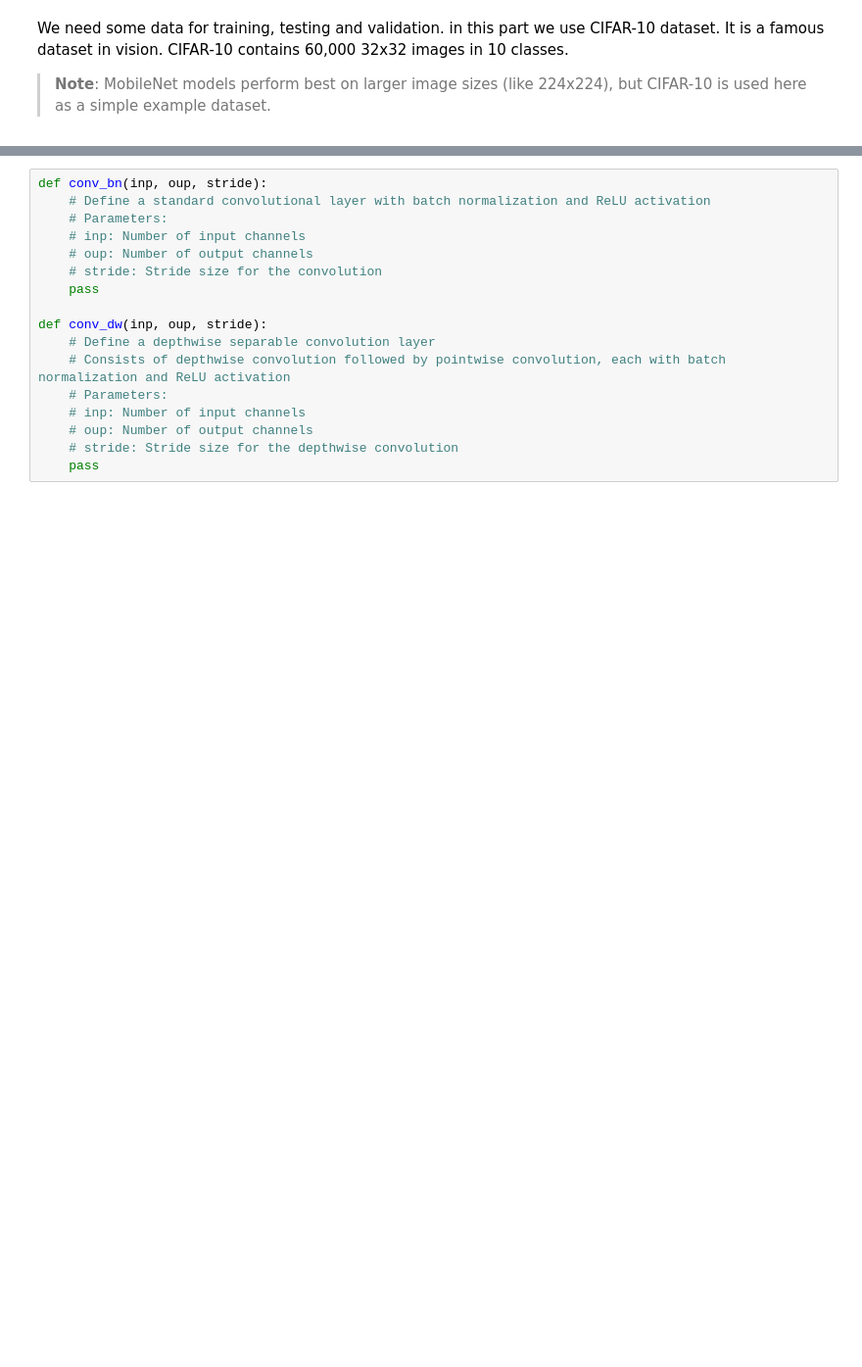
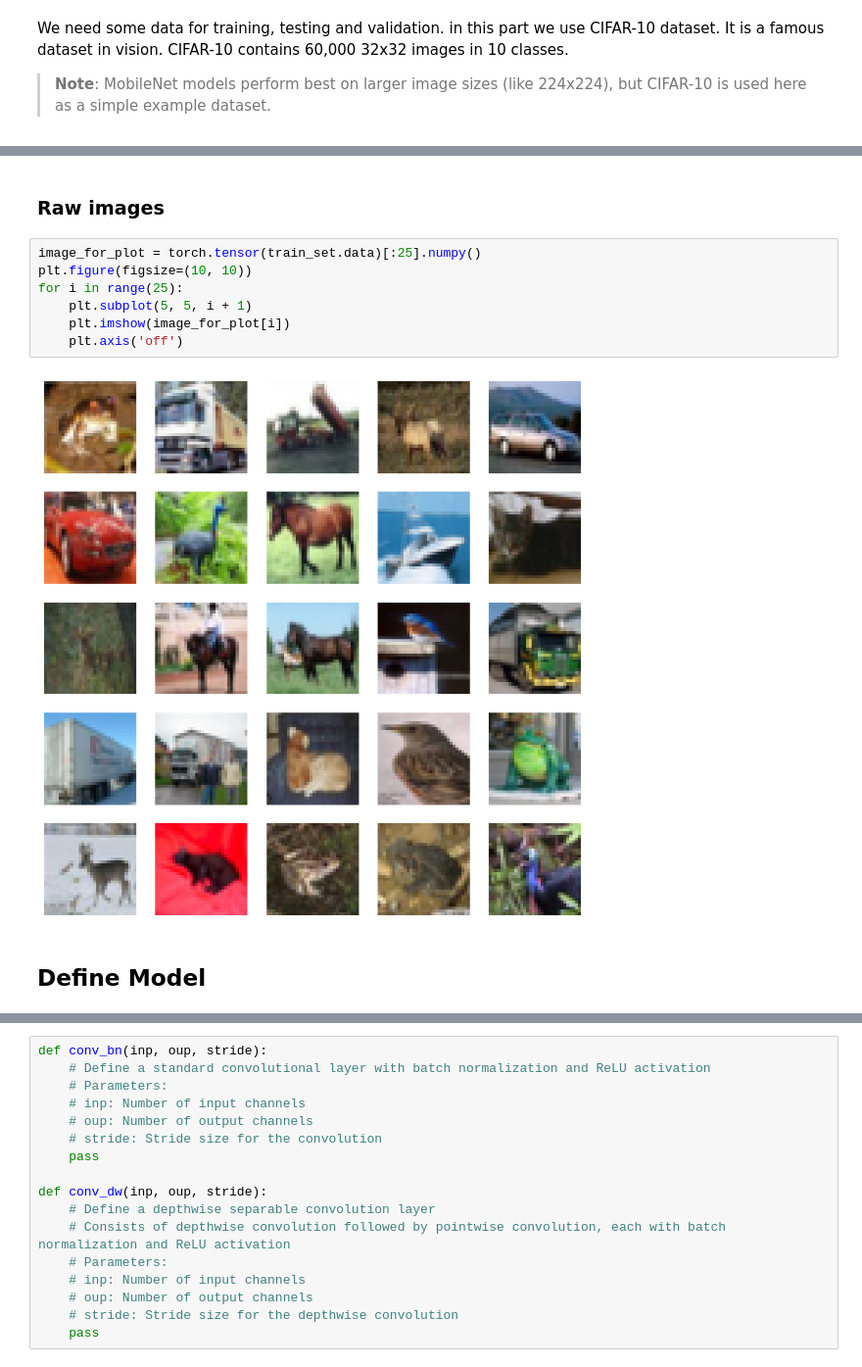
Before and after one commit to ILoveBacteria/machine-learning-assignments, a Jupyter notebook: assignment4/P2.ipynb, the cells around one changed output, grey strips where cells are left out. Shown at 98% size. Cells and saved outputs as stored; diff of their text form; blank space fills up the shorter version.

```diff
--- a/assignment4/P2.ipynb
+++ b/assignment4/P2.ipynb
@@ -229,0 +291,13 @@ For trainig our models, we first define some functions to make our job easier. f
+# %% [markdown]
+### Raw images
+# %%
+image_for_plot = torch.tensor(train_set.data)[:25].numpy()
+plt.figure(figsize=(10, 10))
+for i in range(25):
+    plt.subplot(5, 5, i + 1)
+    plt.imshow(image_for_plot[i])
+    plt.axis('off')
+# %% [output]
+[figure, added]
+# %% [markdown]
+## Define Model
```
Also changed, not shown: parts of 39 cells of this notebook, 1 other file.
